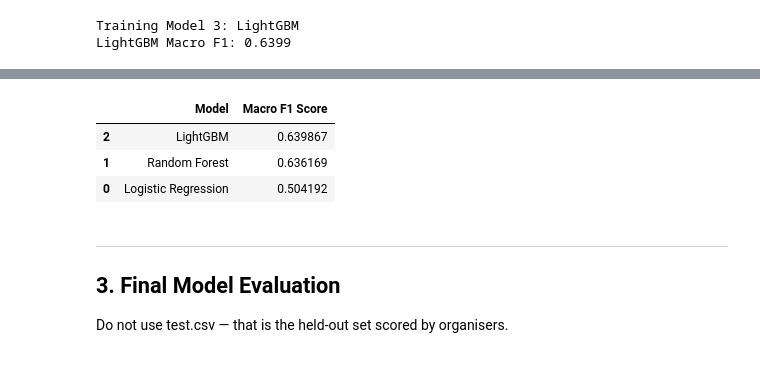
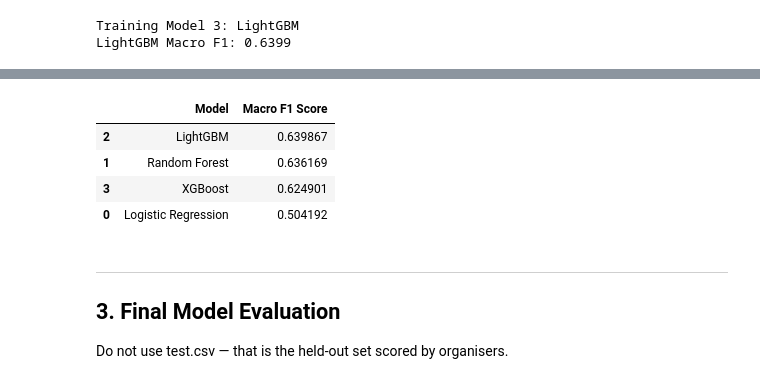
Before and after one commit to Harshit-Patle/AQI-Prediction-Model, a Jupyter notebook: notebooks/modeling.ipynb, the cells around one changed output, grey strips where cells are left out. Saved outputs shown, nothing was run; the diff lists cells and outputs as text; code cells hidden in the pictures.

Commit message:
feat: add XGBoost evaluation and custom sample weights to modeling pipeline

```diff
--- a/notebooks/modeling.ipynb
+++ b/notebooks/modeling.ipynb
@@ -162,3 +162,40 @@ print(f"LightGBM Macro F1: {np.mean(lgb_scores):.4f}")
 # %% [output]
 Training Model 3: LightGBM
 LightGBM Macro F1: 0.6399
+# %%
+# YOUR CODE — Model 4: XGBoost
+from xgboost import XGBClassifier
+from sklearn.utils.class_weight import compute_sample_weight
+from sklearn.metrics import f1_score
+import numpy as np
+
+print("Training Model 4: XGBoost")
+
+# 1. Initialize XGBoost
+xgb_model = XGBClassifier(
+    n_estimators=200,
+    learning_rate=0.05,
+    max_depth=6,
+    random_state=SEED,
+    n_jobs=-1,
+    eval_metric='mlogloss' # Required for multi-class
+)
+
+xgb_scores = []
+
+for fold, (train_idx, val_idx) in enumerate(skf.split(X_train, y_train)):
+    X_tr, y_tr = X_train[train_idx], y_train[train_idx]
+    X_va, y_va = X_train[val_idx], y_train[val_idx]
+
+    # 2. Compute sample weights to handle class imbalance
+    weights = compute_sample_weight(class_weight='balanced', y=y_tr)
+
+    # 3. Fit with weights
+    xgb_model.fit(X_tr, y_tr, sample_weight=weights)
+
+    val_preds = xgb_model.predict(X_va)
+    score = f1_score(y_va, val_preds, average='macro')
+    xgb_scores.append(score)
+    print(f"Fold {fold+1} Macro F1: {score:.4f}")
+
+print(f"XGBoost Average Macro F1: {np.mean(xgb_scores):.4f}")
@@ -167,14 +212,15 @@ LightGBM Macro F1: 0.6399
 # %%
 # RUN — comparison table
 results = pd.DataFrame({
-    'Model': ['Logistic Regression', 'Random Forest', 'LightGBM'],
-    'Macro F1 Score': [np.mean(lr_scores), np.mean(rf_scores), np.mean(lgb_scores)]
+    'Model': ['Logistic Regression', 'Random Forest', 'LightGBM', 'XGBoost'],
+    'Macro F1 Score': [np.mean(lr_scores), np.mean(rf_scores), np.mean(lgb_scores), np.mean(xgb_scores)]
 }).sort_values('Macro F1 Score', ascending=False)
 display(results)
 # %% [output]
 |  | Model | Macro F1 Score |
 | 2 | LightGBM | 0.639867 |
 | 1 | Random Forest | 0.636169 |
+| 3 | XGBoost | 0.624901 |
 | 0 | Logistic Regression | 0.504192 |
 # %% [markdown]
 ---
```
Also changed, not shown: parts of 3 cells of this notebook.
